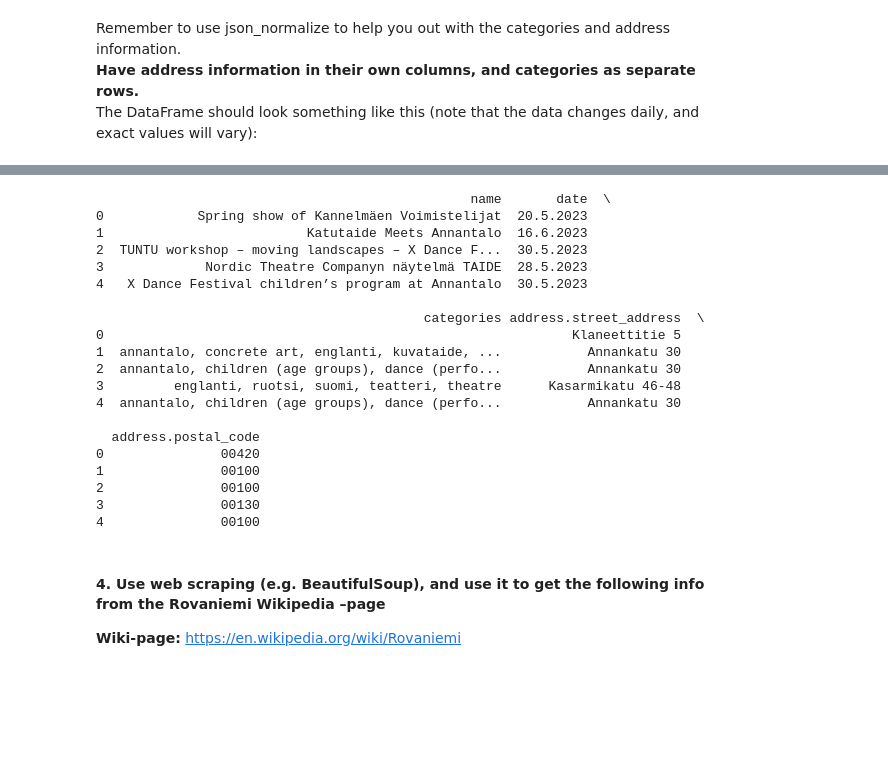
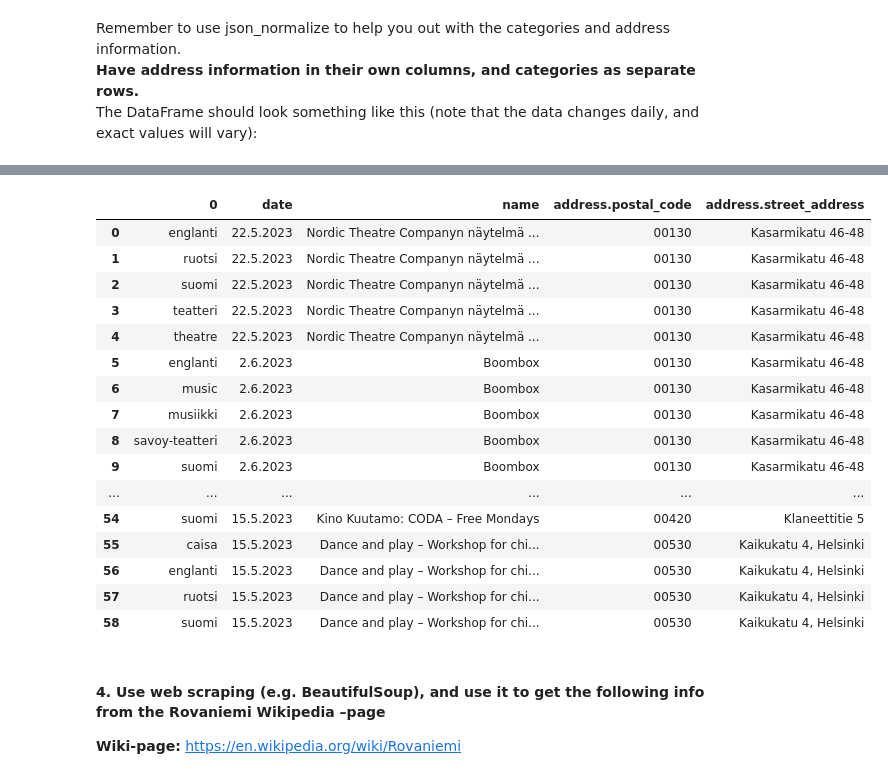
Before and after one commit to Zeek-eth/Data-Analytics-Basics, a Jupyter notebook: DataAnalyticsExerciseSet5.ipynb, the cells around one changed output, grey strips where cells are left out. Saved outputs shown, nothing was run; the diff lists cells and outputs as text; code cells hidden in the pictures; blank space fills up the shorter version.

```diff
--- a/DataAnalyticsExerciseSet5.ipynb
+++ b/DataAnalyticsExerciseSet5.ipynb
@@ -90,36 +90,45 @@ Remember to use json_normalize to help you out with the categories and address i
 # %%
 # code here
 url = "https://edu.frostbit.fi/api/events/en/"
 response = json.loads(requests.get(url).text)
 
 events = pd.json_normalize(response)
 
 events['categories'] = events['categories'].astype(str)
 events['categories'] = events['categories'].str.replace("[","")
 events['categories'] = events['categories'].str.replace("]", "")
 events['categories'] = events['categories'].str.replace('"', "")
 events['categories'] = events['categories'].str.replace("'", "")
+
+
+events_new = pd.json_normalize(
+ response,
+ record_path = ['categories'],
+ meta=['date',
+    'name',
+    ['address', 'postal_code'],
+    ['address', 'street_address']],
+    errors='ignore'
+)
+events_new
 # %% [output]
-                                                name       date  \
-0            Spring show of Kannelmäen Voimistelijat  20.5.2023
-1                          Katutaide Meets Annantalo  16.6.2023
-2  TUNTU workshop – moving landscapes – X Dance F...  30.5.2023
-3             Nordic Theatre Companyn näytelmä TAIDE  28.5.2023
-4   X Dance Festival children’s program at Annantalo  30.5.2023
-
-                                          categories address.street_address  \
-0                                                            Klaneettitie 5
-1  annantalo, concrete art, englanti, kuvataide, ...           Annankatu 30
-2  annantalo, children (age groups), dance (perfo...           Annankatu 30
-3         englanti, ruotsi, suomi, teatteri, theatre      Kasarmikatu 46-48
-4  annantalo, children (age groups), dance (perfo...           Annankatu 30
-
-  address.postal_code
-0               00420
-1               00100
-2               00100
-3               00130
-4               00100
+|  | 0 | date | name | address.postal_code | address.street_address |
+| 0 | englanti | 22.5.2023 | Nordic Theatre Companyn näytelmä ... | 00130 | Kasarmikatu 46-48 |
+| 1 | ruotsi | 22.5.2023 | Nordic Theatre Companyn näytelmä ... | 00130 | Kasarmikatu 46-48 |
+| 2 | suomi | 22.5.2023 | Nordic Theatre Companyn näytelmä ... | 00130 | Kasarmikatu 46-48 |
+| 3 | teatteri | 22.5.2023 | Nordic Theatre Companyn näytelmä ... | 00130 | Kasarmikatu 46-48 |
+| 4 | theatre | 22.5.2023 | Nordic Theatre Companyn näytelmä ... | 00130 | Kasarmikatu 46-48 |
+| 5 | englanti | 2.6.2023 | Boombox | 00130 | Kasarmikatu 46-48 |
+| 6 | music | 2.6.2023 | Boombox | 00130 | Kasarmikatu 46-48 |
+| 7 | musiikki | 2.6.2023 | Boombox | 00130 | Kasarmikatu 46-48 |
+| 8 | savoy-teatteri | 2.6.2023 | Boombox | 00130 | Kasarmikatu 46-48 |
+| 9 | suomi | 2.6.2023 | Boombox | 00130 | Kasarmikatu 46-48 |
+| ... | ... | ... | ... | ... | ... |
+| 54 | suomi | 15.5.2023 | Kino Kuutamo: CODA – Free Mondays | 00420 | Klaneettitie 5 |
+| 55 | caisa | 15.5.2023 | Dance and play – Workshop for chi... | 00530 | Kaikukatu 4, Helsinki |
+| 56 | englanti | 15.5.2023 | Dance and play – Workshop for chi... | 00530 | Kaikukatu 4, Helsinki |
+| 57 | ruotsi | 15.5.2023 | Dance and play – Workshop for chi... | 00530 | Kaikukatu 4, Helsinki |
+| 58 | suomi | 15.5.2023 | Dance and play – Workshop for chi... | 00530 | Kaikukatu 4, Helsinki |
 # %% [markdown]
 <h4><b>4. Use web scraping (e.g. BeautifulSoup), and use it to get the following info from the Rovaniemi Wikipedia –page</b></h4>
 <p><b>Wiki-page:</b> <a href="https://en.wikipedia.org/wiki/Rovaniemi">https://en.wikipedia.org/wiki/Rovaniemi</a></p>
```
Also changed, not shown: parts of 7 cells of this notebook.
